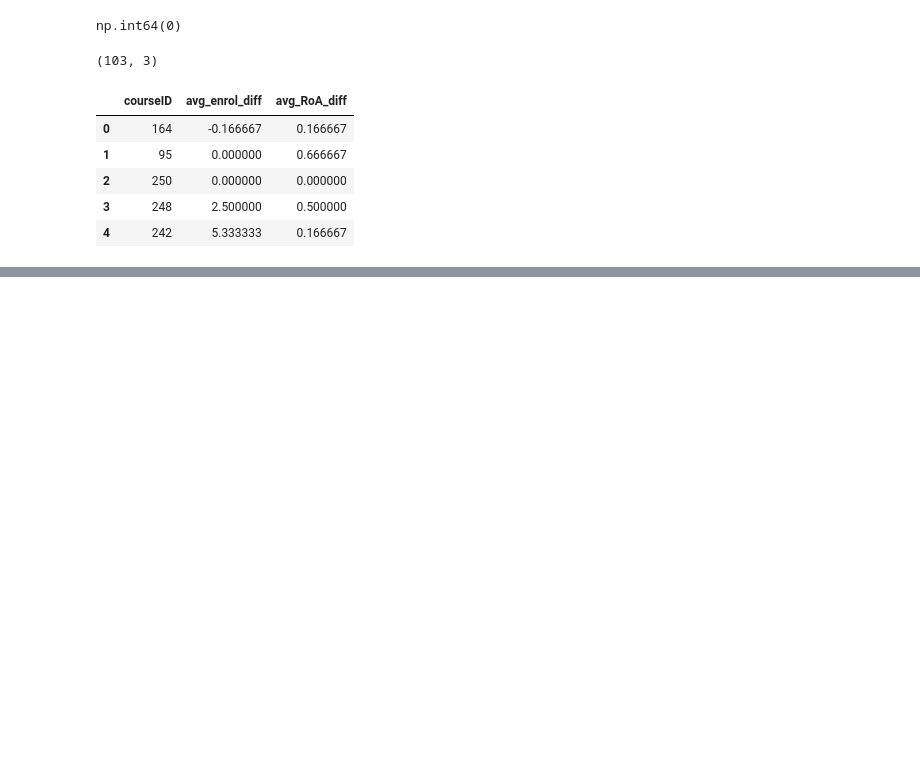
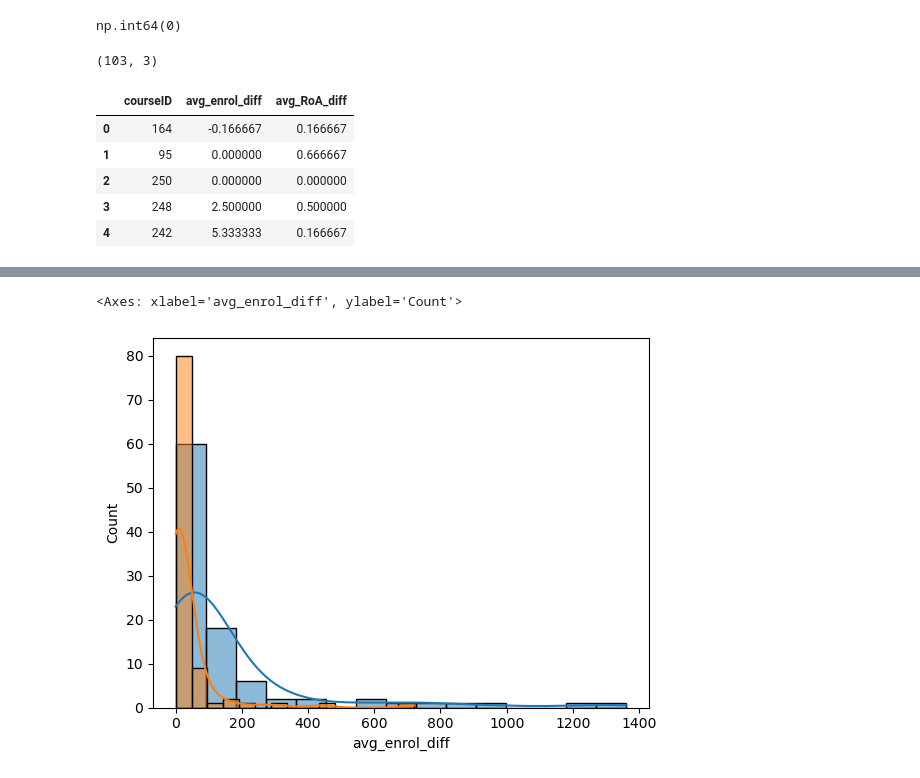
Before and after one commit to 11awrence/Public-Data-Projects, a Jupyter notebook: predictive_modelling/QA Classifier/QA_Predictive Modelling Implementation.ipynb, the cells around one changed output, grey strips where cells are left out. Drawn from its saved outputs; the diff is of its cells as text; code cells hidden in the pictures; blank space fills up the shorter version.

```diff
--- a/predictive_modelling/QA Classifier/QA_Predictive Modelling Implementation.ipynb
+++ b/predictive_modelling/QA Classifier/QA_Predictive Modelling Implementation.ipynb
@@ -328,0 +346,6 @@ result.head()
+# %%
+sns.histplot(x = 'avg_enrol_diff', data = result_merge, kde = True, bins = 15)
+sns.histplot(x = 'avg_RoA_diff', data = result_merge, kde = True, bins = 15)
+# %% [output]
+<Axes: xlabel='avg_enrol_diff', ylabel='Count'>
+[figure, added]
```
Also changed, not shown: parts of 6 cells of this notebook.
